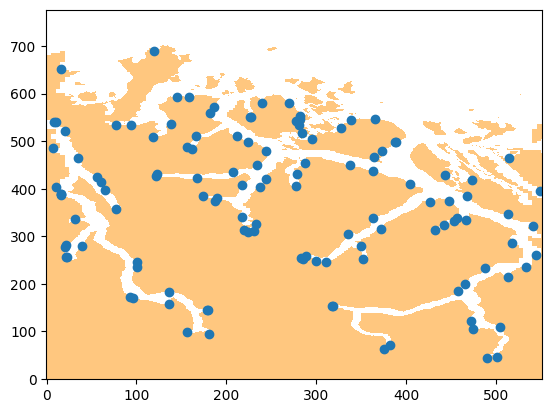
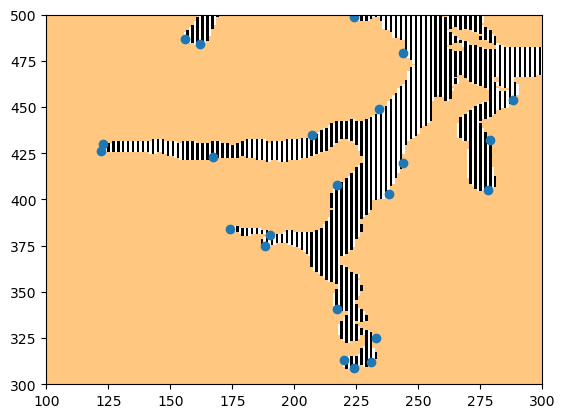
Unified diff of the notebook cell whose output changed from the first chart to the second:
--- before
+++ after
@@ -1,4 +1,4 @@
 river = xr.open_dataset('/lustre/storeB/project/metproduction/products/roms/norkyst_v3/m70/norkyst_river_160_m70.nc')
-nk160 = xr.open_dataset('symlink_m70/20240601-160.nc').isel(ocean_time=4, s_rho=-1)
+nk160 = xr.open_dataset('/lustre/storeB/project/fou/hi/oper/norkyst_v3/forecast/his/2025/12/01/norkyst160_his_sdepth_20251201T00Z_m70_AN.nc').isel(ocean_time=4, s_rho=-1)
 mask = np.array(nk160.mask_rho)
 mask[mask==1] = np.nan
@@ -6,2 +6,5 @@
 plt.pcolormesh(nk160.xi_rho, nk160.eta_rho, mask, cmap='copper_r', shading='nearest')
 plt.scatter(river.river_Xposition, river.river_Eposition)
+
+plt.xlim(100,300)
+plt.ylim(300,500)

Commit: new additions